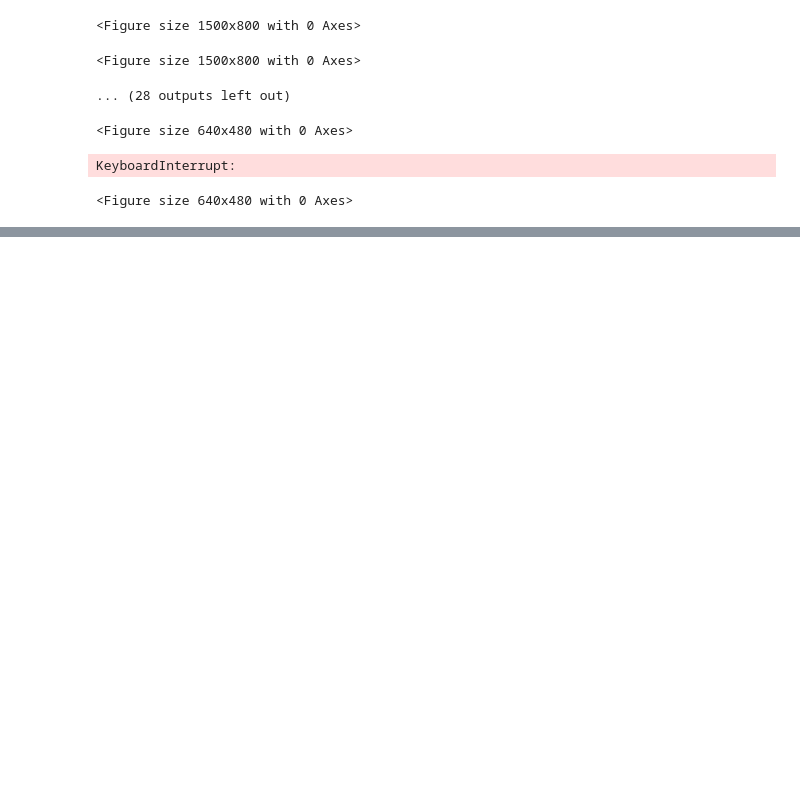
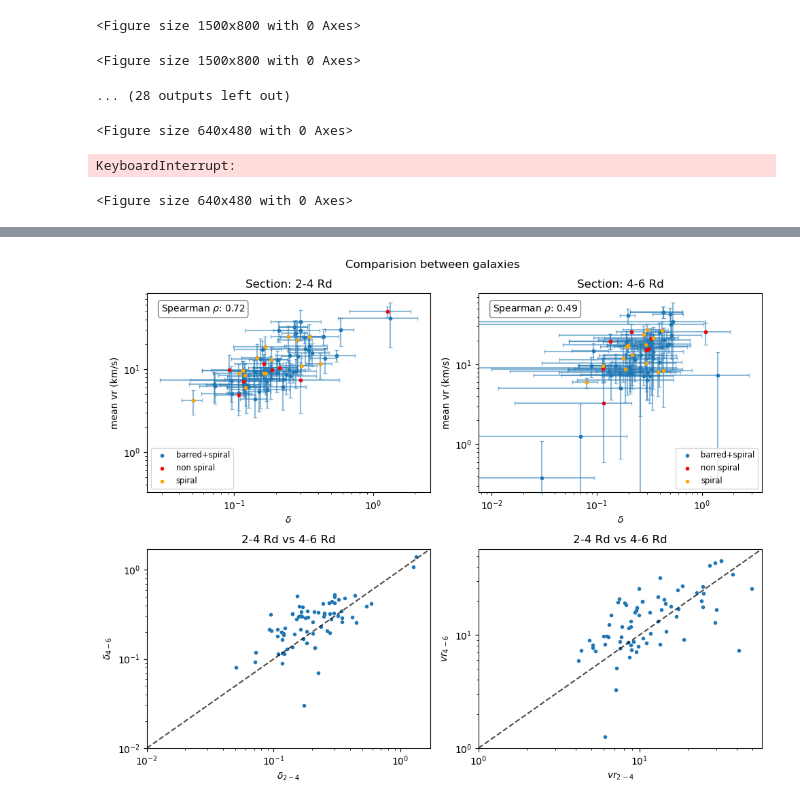
Before and after one commit to Alverd02/Kinematic-Signatures-of-Bars-and-Spirals-in-TNG50-Galaxies, a Jupyter notebook: Multiple galaxies.ipynb, the cells around one changed output, grey strips where cells are left out. Saved outputs shown, nothing was run; the diff lists cells and outputs as text; code cells hidden in the pictures; blank space fills up the shorter version.

Commit message:
galaxies categories

```diff
--- a/Multiple galaxies.ipynb
+++ b/Multiple galaxies.ipynb
@@ -1145,3 +1081,79 @@ for i in range(80):
 
 
 np.savetxt('data.txt', all_data)
+# %%
+data = np.loadtxt("data.txt")
+# %%
+delete_index = get_index(data[:,0],[400973.0,411449.0,413372.0,516760.0,492244.0])
+data = np.delete(data, delete_index, axis=0)
+# %%
+no_spiral_mask = np.isin(data[:, 0], [143888.0,324124.0,358609.0,388544.0,440407.0,447914.0,468540.0,475619.0,498522.0])
+spiral_mask = np.isin(data[:, 0], [1.0,2.0,63866.0,143887.0,63874.0,167395.0,208812.0,269885.0,432106.0,433289.0,452031.0,461785.0,468590.0,475016.0,479938.0,501725.0])
+
+fig, axes = plt.subplots(2, 2, figsize=(10, 8))
+axes_flat = axes.flatten()
+
+fig.suptitle("Comparision between galaxies")
+
+axes_flat[0].set_xlabel(r"$\delta$")
+axes_flat[0].set_ylabel("mean vr (km/s)")
+axes_flat[0].set_title("Section: 2-4 Rd")
+axes_flat[0].set_xscale("log")
+axes_flat[0].set_yscale("log")
+axes_flat[0].scatter(data[:,8],data[:,10],marker=".",label="barred+spiral")
+axes_flat[0].scatter(data[no_spiral_mask, 8], data[no_spiral_mask, 10], color="red", marker=".", zorder=3,label="non spiral")
+axes_flat[0].scatter(data[spiral_mask, 8], data[spiral_mask, 10], color="orange", marker=".", zorder=3,label="spiral")
+spearman, _ = stats.spearmanr(data[:,8],data[:,10])
+textstr = f'Spearman $\\rho$: {spearman:.2f}'
+axes_flat[0].text(0.05, 0.95, textstr, transform=axes_flat[0].transAxes, fontsize=10,
+                  verticalalignment='top', bbox=dict(boxstyle='round', facecolor='white', alpha=0.5))
+axes_flat[0].errorbar(data[:,8],data[:,10],data[:,14],data[:,12],fmt=".",alpha = 0.5,capsize=2)
+axes_flat[0].legend(fontsize='small')
+
+axes_flat[1].set_xlabel(r"$\delta$")
+axes_flat[1].set_ylabel("mean vr (km/s)")
+axes_flat[1].set_title("Section: 4-6 Rd")
+axes_flat[1].set_xscale("log")
+axes_flat[1].set_yscale("log")
+axes_flat[1].scatter(data[:,9],data[:,11],marker=".",label="barred+spiral")
+axes_flat[1].scatter(data[no_spiral_mask, 9], data[no_spiral_mask, 11], color="red", marker=".", zorder=3,label="non spiral")
+axes_flat[1].scatter(data[spiral_mask, 9], data[spiral_mask, 11], color="orange", marker=".", zorder=3,label="spiral")
+spearman, _ = stats.spearmanr(data[:,9],data[:,11])
+textstr = f'Spearman $\\rho$: {spearman:.2f}'
+axes_flat[1].text(0.05, 0.95, textstr, transform=axes_flat[1].transAxes, fontsize=10,
+                  verticalalignment='top', bbox=dict(boxstyle='round', facecolor='white', alpha=0.5))
+axes_flat[1].errorbar(data[:,9],data[:,11],data[:,15],data[:,13],fmt=".",alpha = 0.5,capsize=2)
+axes_flat[1].legend(fontsize='small')
+
+axes_flat[2].set_xlabel(r"$\delta_{2-4}$")
+axes_flat[2].set_ylabel(r"$\delta_{4-6}$")
+axes_flat[2].set_title("2-4 Rd vs 4-6 Rd")
+axes_flat[2].set_xscale("log")
+axes_flat[2].set_yscale("log")
+axes_flat[2].scatter(data[:,8],data[:,9],marker=".")
+limit_min1 = 0.01
+limit_max1 = max(axes_flat[2].get_xlim()[1], axes_flat[2].get_ylim()[1])
+axes_flat[2].set_xlim(limit_min1, limit_max1)
+axes_flat[2].set_ylim(limit_min1, limit_max1)
+axes_flat[2].plot([limit_min1, limit_max1], [limit_min1, limit_max1],
+        color='black', linestyle='--', alpha=0.7, label='1:1 Line')
+
+
+axes_flat[3].set_xlabel(r"$vr_{2-4}$")
+axes_flat[3].set_ylabel(r"$vr_{4-6}$")
+axes_flat[3].set_title("2-4 Rd vs 4-6 Rd")
+axes_flat[3].scatter(data[:,10],data[:,11],marker=".")
+axes_flat[3].set_xscale("log")
+axes_flat[3].set_yscale("log")
+limit_min2 = 1
+limit_max2 = max(axes_flat[3].get_xlim()[1], axes_flat[3].get_ylim()[1])
+axes_flat[3].set_xlim(limit_min2, limit_max2)
+axes_flat[3].set_ylim(limit_min2, limit_max2)
+axes_flat[3].plot([limit_min2, limit_max2], [limit_min2, limit_max2],
+        color='black', linestyle='--', alpha=0.7, label='1:1 Line')
+
+plt.tight_layout()
+plt.savefig("results")
+plt.show()
+# %% [output]
+[figure, added]
```
Also changed, not shown: parts of 1 cell of this notebook, 1 other file.
